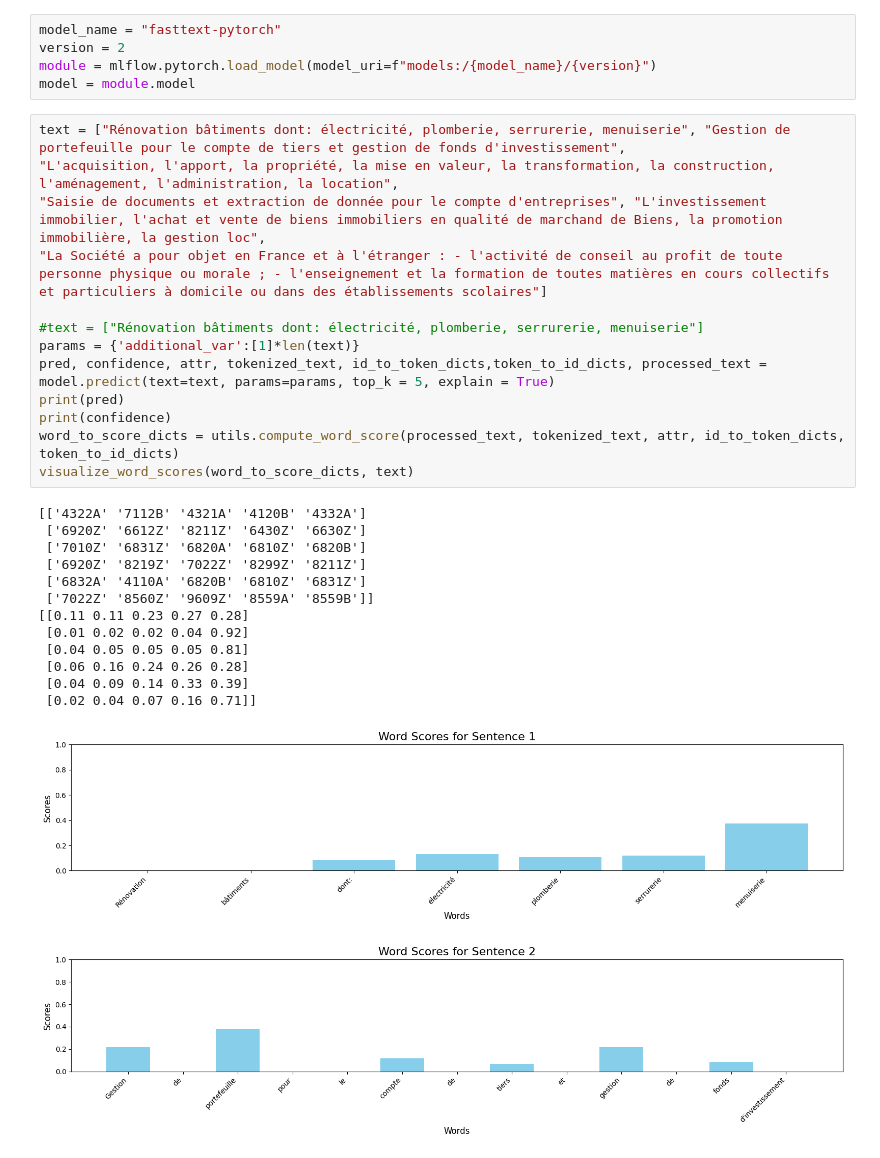
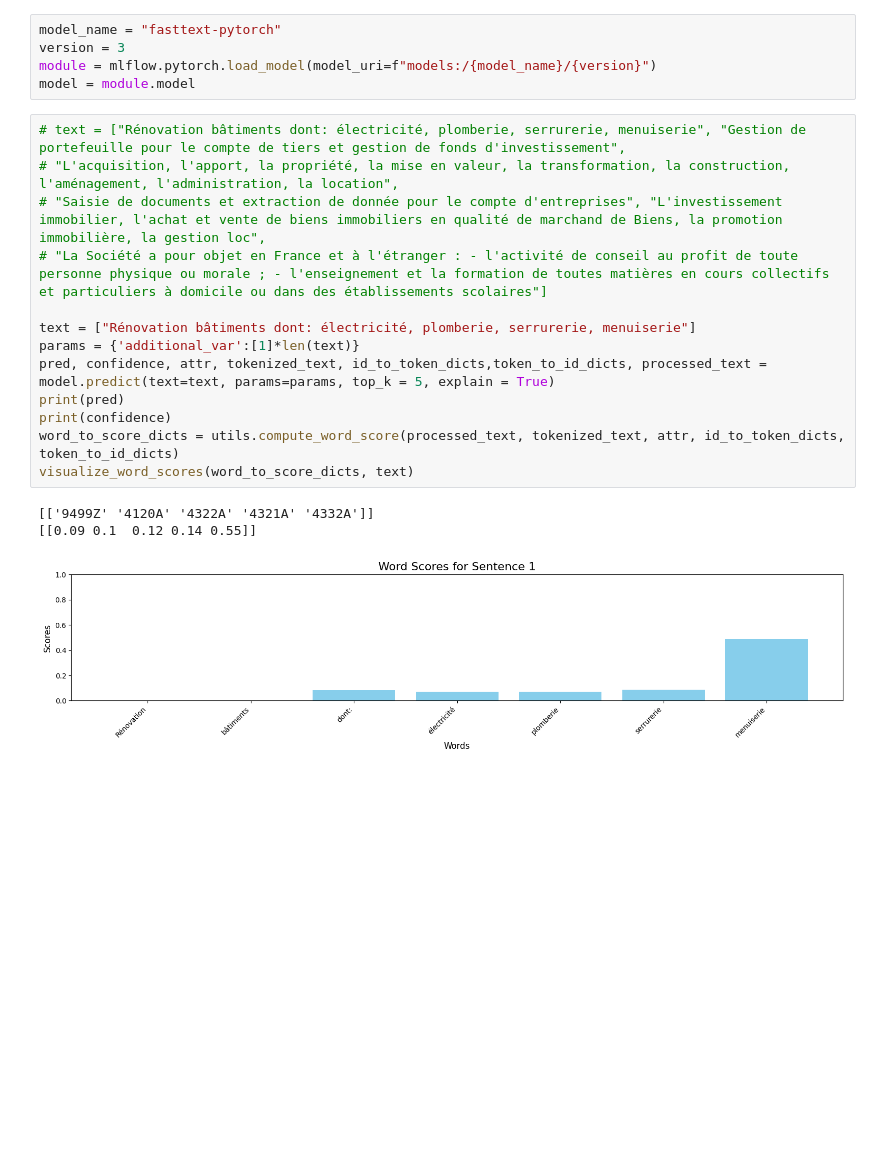
Before and after one commit to InseeFrLab/torch-fastText, a Jupyter notebook: src/experiments.ipynb, the cells around one changed output. Saved outputs shown, nothing was run; the diff lists cells and outputs as text; blank space fills up the shorter version.

```diff
--- a/src/experiments.ipynb
+++ b/src/experiments.ipynb
@@ -46,33 +44,22 @@ The autoreload extension is already loaded. To reload it, use:
 # %%
 model_name = "fasttext-pytorch"
-version = 2
+version = 3
 module = mlflow.pytorch.load_model(model_uri=f"models:/{model_name}/{version}")
 model = module.model
 # %%
-text = ["Rénovation bâtiments dont: électricité, plomberie, serrurerie, menuiserie", "Gestion de portefeuille pour le compte de tiers et gestion de fonds d'investissement",
-"L'acquisition, l'apport, la propriété, la mise en valeur, la transformation, la construction, l'aménagement, l'administration, la location",
-"Saisie de documents et extraction de donnée pour le compte d'entreprises", "L'investissement immobilier, l'achat et vente de biens immobiliers en qualité de marchand de Biens, la promotion immobilière, la gestion loc",
-"La Société a pour objet en France et à l'étranger : - l'activité de conseil au profit de toute personne physique ou morale ; - l'enseignement et la formation de toutes matières en cours collectifs et particuliers à domicile ou dans des établissements scolaires"]
+# text = ["Rénovation bâtiments dont: électricité, plomberie, serrurerie, menuiserie", "Gestion de portefeuille pour le compte de tiers et gestion de fonds d'investissement",
+# "L'acquisition, l'apport, la propriété, la mise en valeur, la transformation, la construction, l'aménagement, l'administration, la location",
+# "Saisie de documents et extraction de donnée pour le compte d'entreprises", "L'investissement immobilier, l'achat et vente de biens immobiliers en qualité de marchand de Biens, la promotion immobilière, la gestion loc",
+# "La Société a pour objet en France et à l'étranger : - l'activité de conseil au profit de toute personne physique ou morale ; - l'enseignement et la formation de toutes matières en cours collectifs et particuliers à domicile ou dans des établissements scolaires"]
 
-#text = ["Rénovation bâtiments dont: électricité, plomberie, serrurerie, menuiserie"]
+text = ["Rénovation bâtiments dont: électricité, plomberie, serrurerie, menuiserie"]
 params = {'additional_var':[1]*len(text)}
 pred, confidence, attr, tokenized_text, id_to_token_dicts,token_to_id_dicts, processed_text = model.predict(text=text, params=params, top_k = 5, explain = True)
 print(pred)
 print(confidence)
 word_to_score_dicts = utils.compute_word_score(processed_text, tokenized_text, attr, id_to_token_dicts, token_to_id_dicts)
 visualize_word_scores(word_to_score_dicts, text)
 # %% [output]
-[['4322A' '7112B' '4321A' '4120B' '4332A']
- ['6920Z' '6612Z' '8211Z' '6430Z' '6630Z']
- ['7010Z' '6831Z' '6820A' '6810Z' '6820B']
- ['6920Z' '8219Z' '7022Z' '8299Z' '8211Z']
- ['6832A' '4110A' '6820B' '6810Z' '6831Z']
- ['7022Z' '8560Z' '9609Z' '8559A' '8559B']]
-[[0.11 0.11 0.23 0.27 0.28]
- [0.01 0.02 0.02 0.04 0.92]
- [0.04 0.05 0.05 0.05 0.81]
- [0.06 0.16 0.24 0.26 0.28]
- [0.04 0.09 0.14 0.33 0.39]
- [0.02 0.04 0.07 0.16 0.71]]
+[['9499Z' '4120A' '4322A' '4321A' '4332A']]
+[[0.09 0.1  0.12 0.14 0.55]]
-[figure, old version]
+[figure, new version]
-[figure, removed]
```
Also changed, not shown: parts of 2 cells of this notebook, 4 other files.
